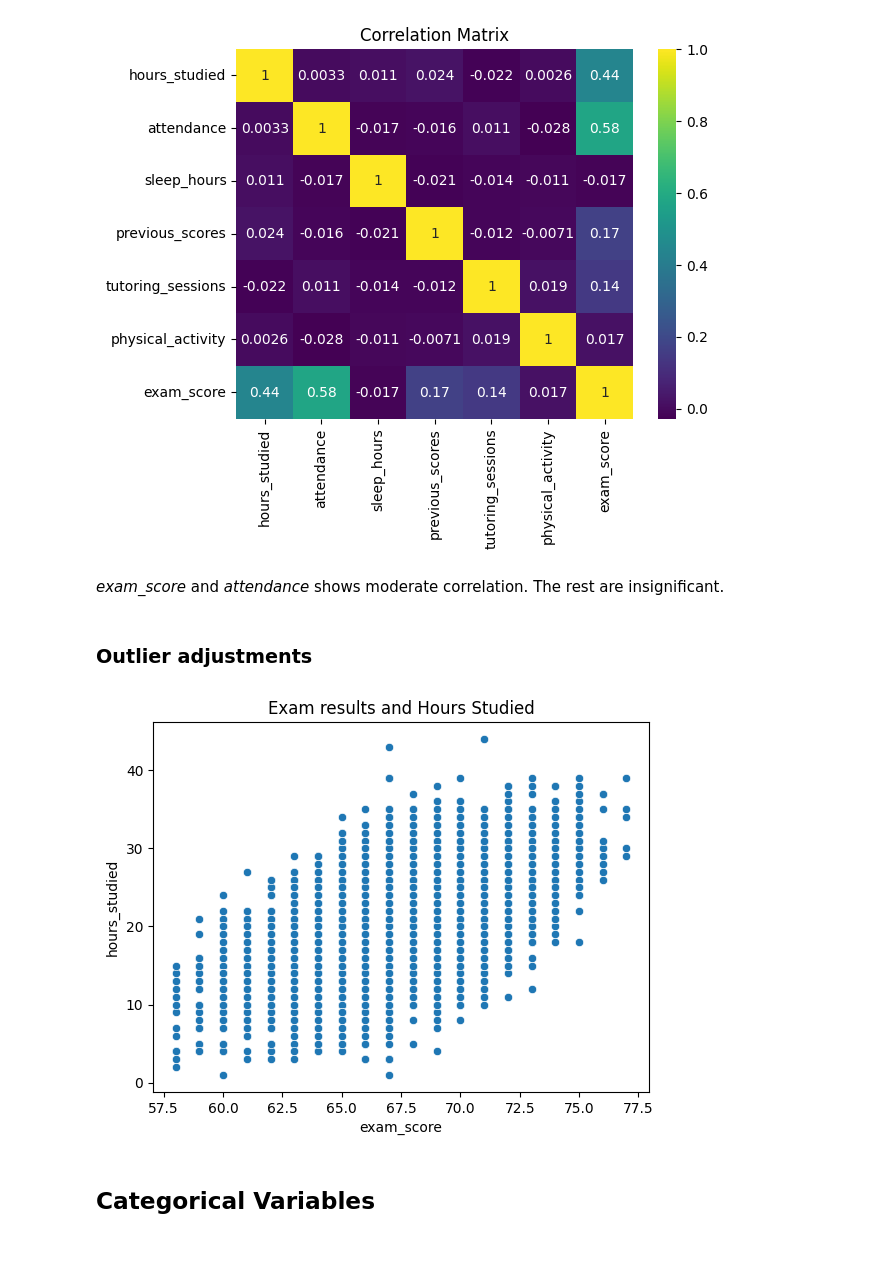
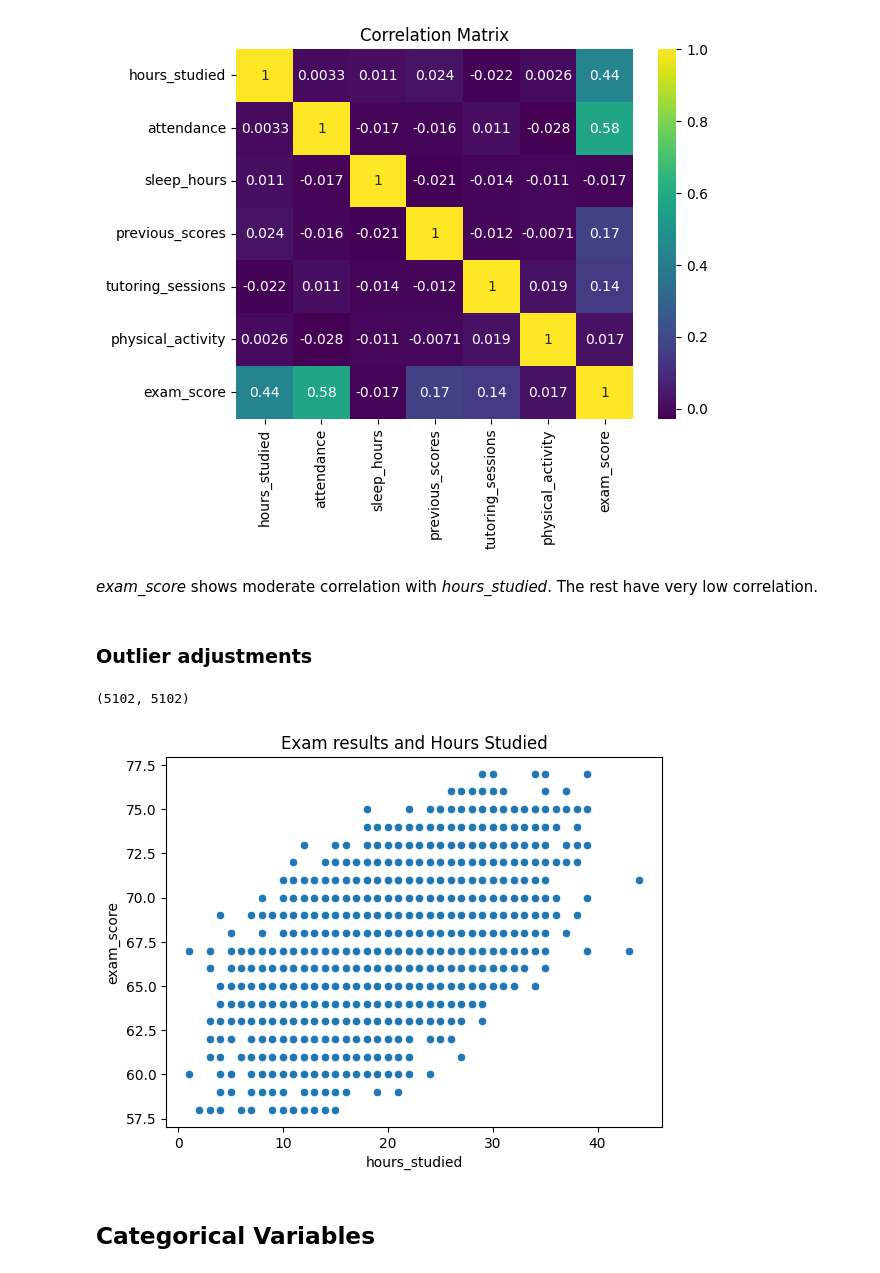
Before and after one commit to kabsmeiou/study-hours-estimator, a Jupyter notebook: study-hours-notebook.ipynb, the cells around one changed output. Saved outputs shown, nothing was run; the diff lists cells and outputs as text; code cells hidden in the pictures.

```diff
--- a/study-hours-notebook.ipynb
+++ b/study-hours-notebook.ipynb
@@ -215,7 +218,7 @@ plt.show()
 # %% [output]
 [figure]
 # %% [markdown]
-*exam_score* and *attendance* shows moderate correlation. The rest are insignificant.
+*exam_score* shows moderate correlation with *hours_studied*. The rest have very low correlation.
 # %% [markdown]
 ### Outlier adjustments
 # %%
@@ -225,14 +228,17 @@ Q3 = df_full_train['exam_score'].quantile(0.75)
 IQR = Q3 - Q1
 outlier_condition = (df_full_train['exam_score'] < (Q1 - 1.5 * IQR)) | (df_full_train['exam_score'] > (Q3 + 1.5 * IQR))
 outliers = df_full_train[outlier_condition]
-
 # handle outlier using median
 median_score = df_full_train['exam_score'].median()
-df_full_train['exam_score'] = np.where(outlier_condition, median_score, df_full_train['exam_score'])
+df_full_train.loc[outlier_condition, 'exam_score'] = median_score
+# %%
+len(df_full_train), len(y_full)
+# %% [output]
+(5102, 5102)
 # %%
-sns.scatterplot(x=df_full_train['exam_score'], y=df_full_train['hours_studied'])
+sns.scatterplot(y=df_full_train['exam_score'], x=df_full_train['hours_studied'])
 plt.title('Exam results and Hours Studied');
 # %% [output]
-[figure, old version]
+[figure, new version]
 # %% [markdown]
 ## Categorical Variables
```
Also changed, not shown: parts of 30 cells of this notebook.
